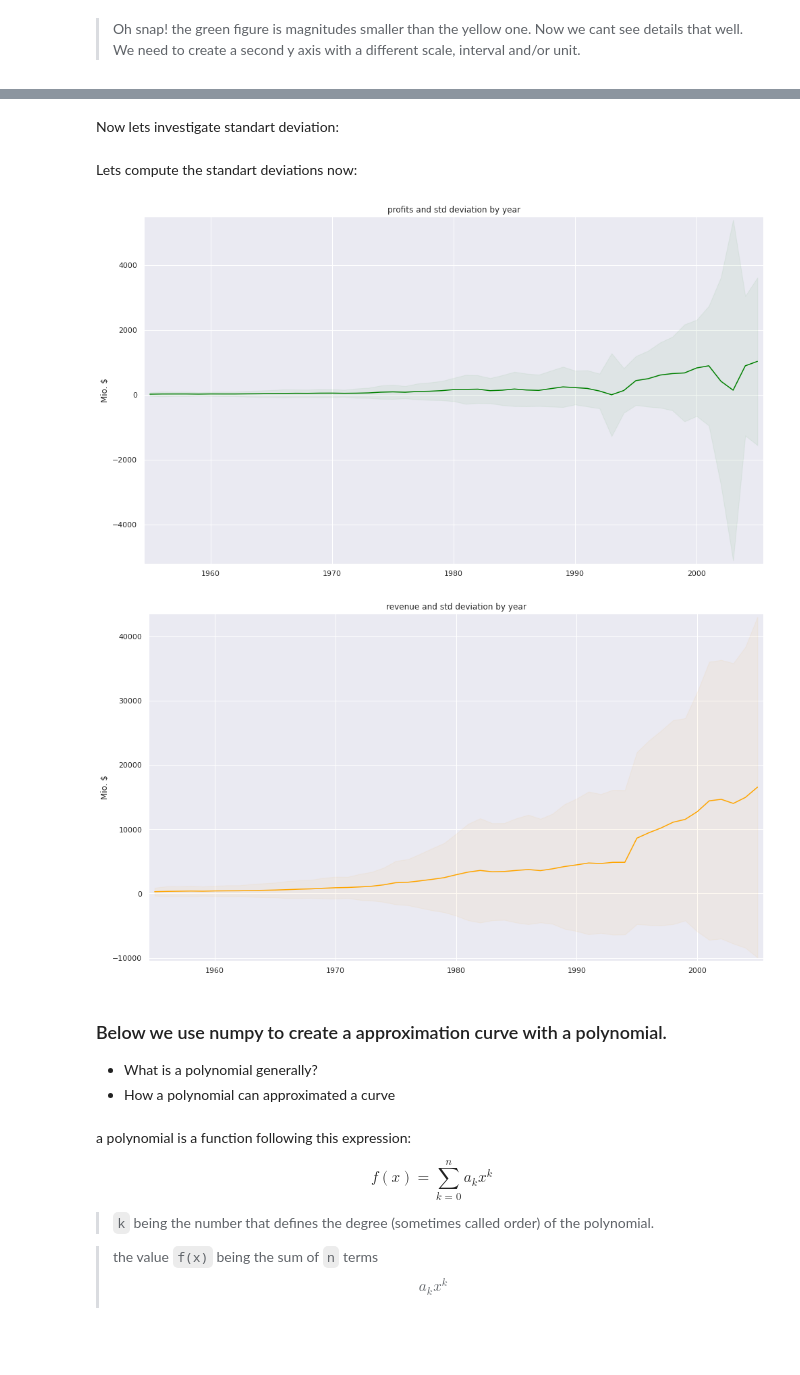
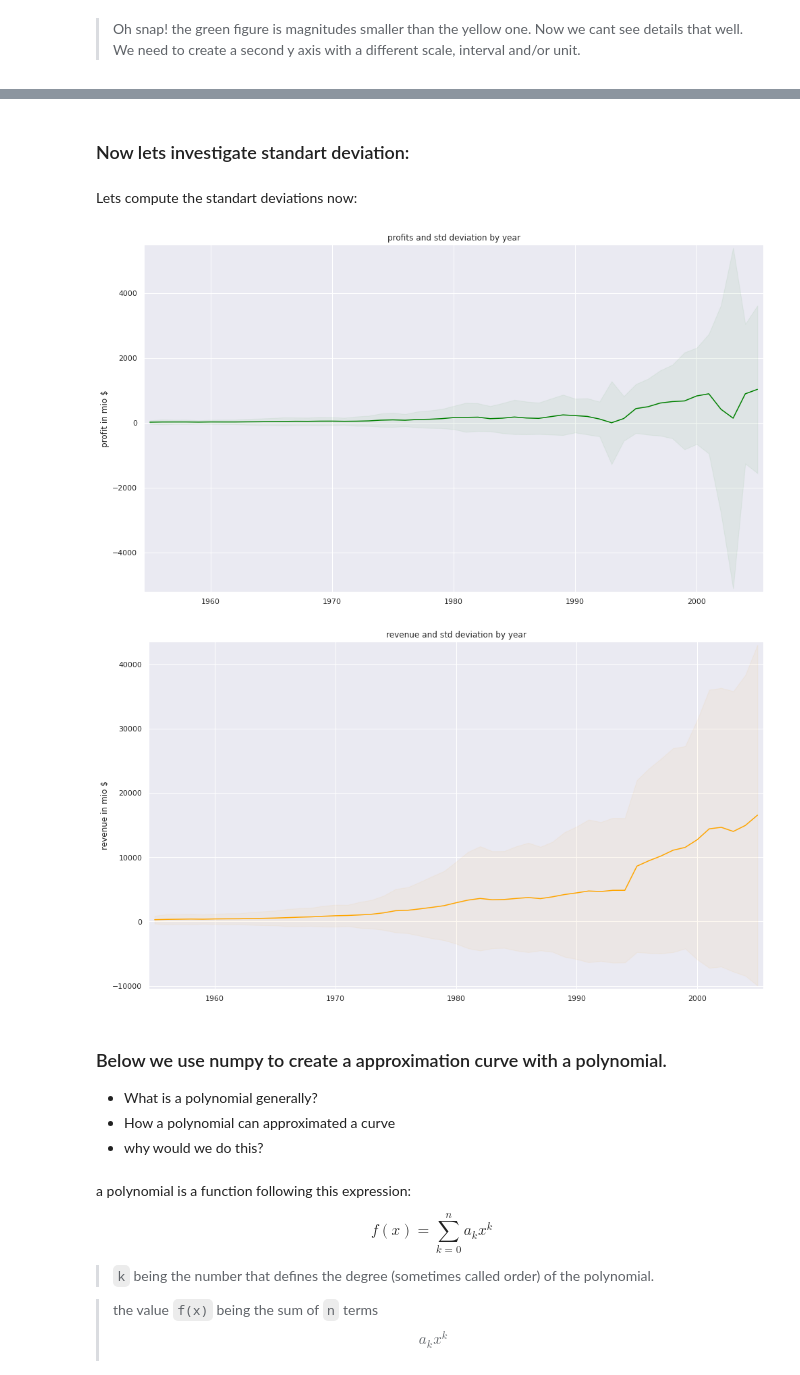
Before and after one commit to krysopath/jupyter-examples, a Jupyter notebook: Examples.ipynb, the cells around one changed output, grey strips where cells are left out. Drawn from its saved outputs; the diff is of its cells as text; code cells hidden in the pictures; blank space fills up the shorter version.

```diff
--- a/Examples.ipynb
+++ b/Examples.ipynb
@@ -218,8 +218,7 @@ by_year.mean().head()
 | 1958 | 377.977264 | 23.456740 |
 | 1959 | 355.229376 | 19.279276 |
 # %%
-def plot(x, y, ax, y_label, color):
-    ax.set_ylabel(y_label)
+def plot(x, y, ax, color):
     ax.plot(x, y, color=color)
     ax.margins(.01, .01)
 # %%
@@ -249,9 +251,10 @@ The next improvement is to plot to figures on the same chart, as it helps to cor
 # %%
 fig, ax  = plt.subplots()
 ax.set_title("avg revenue and profits by year")
+ax.set_ylabel("mio $")
 
-plot(avgs.index, avgs.profit_mio, ax, "Mio. $", "green")
-plot(avgs.index, avgs.revenue_mio, ax, "Mio. $", "orange")
+plot(avgs.index, avgs.profit_mio, ax, "green")
+plot(avgs.index, avgs.revenue_mio, ax, "orange")
 
 fig.set_size_inches(14, 8)
 fig.tight_layout()
@@ -262,11 +287,11 @@ fig.tight_layout()
 # %% [markdown]
-Now lets investigate standart deviation:
+### Now lets investigate standart deviation:
 # %%
 # lets define new plot function that can show it on the graph
 
-def plot_with_std_dev(x, y, std_dev, ax, y_label, color):
+def plot_with_std_dev(x, y, std_dev, ax, color):
     ax.fill_between(x, y - std_dev, y + std_dev, color=color, alpha=0.05)
-    plot(x, y, ax, y_label, color)
+    plot(x, y, ax, color)
 # %% [markdown]
 Lets compute the standart deviations now:
 # %%
@@ -274,28 +299,31 @@ std_profit = by_year.std().profit_mio
 # %%
 fig, ax  = plt.subplots()
 ax.set_title("profits and std deviation by year")
-plot_with_std_dev(avgs.index, avgs.profit_mio, std_profit, ax, "Mio. $", "green")
+ax.set_ylabel("profit in mio $")
+plot_with_std_dev(avgs.index, avgs.profit_mio, std_profit, ax, "green")
 
 fig.set_size_inches(14, 8)
 fig.tight_layout()
 # %% [output]
-[figure, old version]
+[figure, new version]
 # %%
 std_revenue = by_year.std().revenue_mio
 
 fig, ax  = plt.subplots()
 ax.set_title("revenue and std deviation by year")
-plot_with_std_dev(avgs.index, avgs.revenue_mio, std_revenue, ax, "Mio. $", "orange")
+ax.set_ylabel("revenue in mio $")
+plot_with_std_dev(avgs.index, avgs.revenue_mio, std_revenue, ax, "orange")
 
 fig.set_size_inches(14, 8)
 fig.tight_layout()
 # %% [output]
-[figure, old version]
+[figure, new version]
 # %% [markdown]
  ### Below we use numpy to create a approximation curve with a polynomial.
 
  - What is a polynomial generally?
  - How a polynomial can approximated a curve
+ - why would we do this?
 # %% [markdown]
 a polynomial is a function following this expression:
 
```
Also changed, not shown: parts of 8 cells of this notebook.
